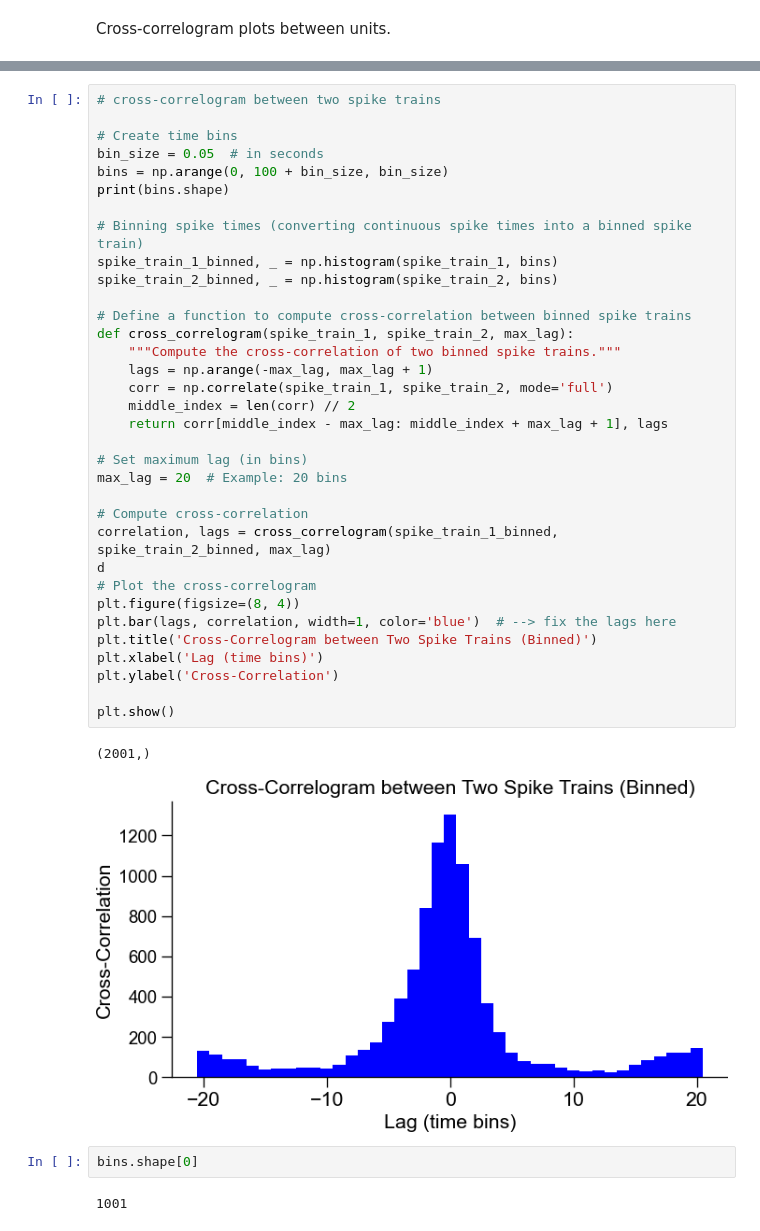
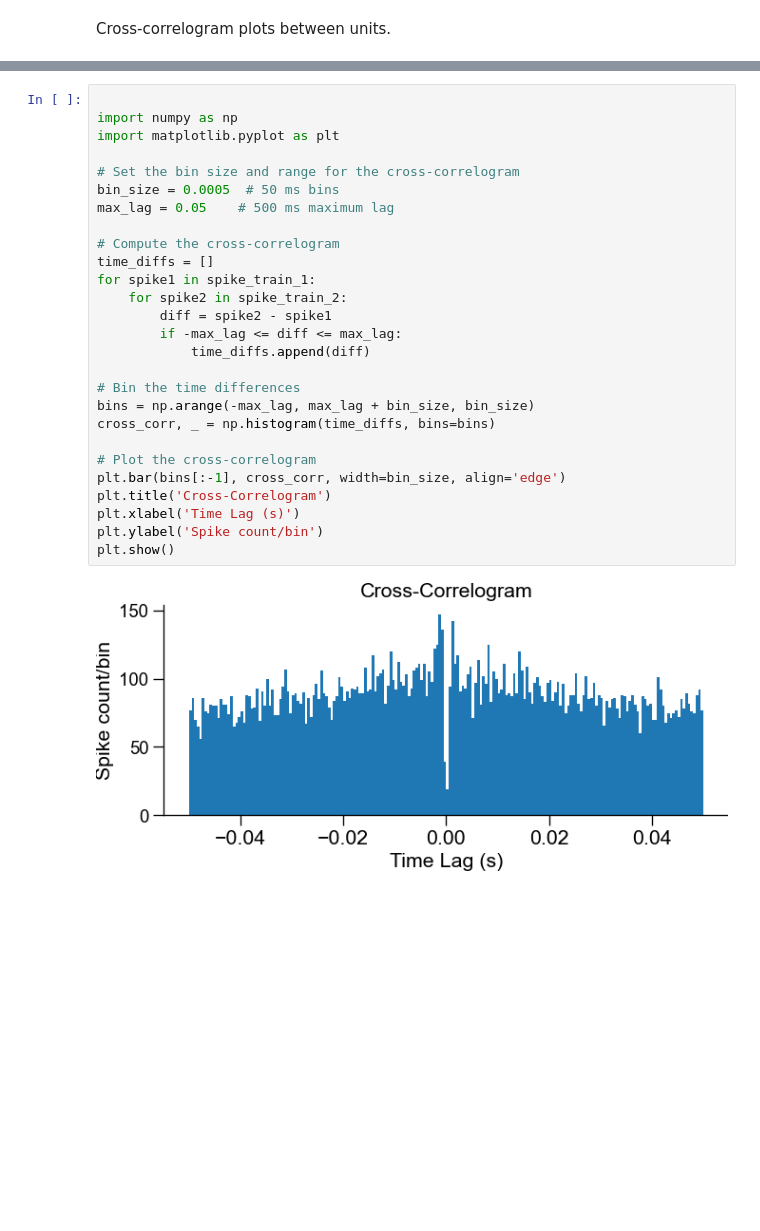
Before and after one commit to mzabolocki/SynaptiConn, a Jupyter notebook: examples/plots/plot_spiketrains.ipynb, the cells around one changed output, grey strips where cells are left out. Drawn from its saved outputs; the diff is of its cells as text; blank space fills up the shorter version.

```diff
--- a/examples/plots/plot_spiketrains.ipynb
+++ b/examples/plots/plot_spiketrains.ipynb
@@ -73,44 +67,32 @@ array([7.0148000e-01, 8.9756000e-01, 1.9828800e+00, ..., 9.9802556e+02,
-# %%
-# cross-correlogram between two spike trains
-
-# Create time bins
-bin_size = 0.05  # in seconds
-bins = np.arange(0, 100 + bin_size, bin_size)
-print(bins.shape)
-
-# Binning spike times (converting continuous spike times into a binned spike train)
-spike_train_1_binned, _ = np.histogram(spike_train_1, bins)
-spike_train_2_binned, _ = np.histogram(spike_train_2, bins)
-
-# Define a function to compute cross-correlation between binned spike trains
-def cross_correlogram(spike_train_1, spike_train_2, max_lag):
-    """Compute the cross-correlation of two binned spike trains."""
-    lags = np.arange(-max_lag, max_lag + 1)
-    corr = np.correlate(spike_train_1, spike_train_2, mode='full')
-    middle_index = len(corr) // 2
-    return corr[middle_index - max_lag: middle_index + max_lag + 1], lags
-
-# Set maximum lag (in bins)
-max_lag = 20  # Example: 20 bins
-
-# Compute cross-correlation
-correlation, lags = cross_correlogram(spike_train_1_binned, spike_train_2_binned, max_lag)
-d
-# Plot the cross-correlogram
-plt.figure(figsize=(8, 4))
-plt.bar(lags, correlation, width=1, color='blue')  # --> fix the lags here
-plt.title('Cross-Correlogram between Two Spike Trains (Binned)')
-plt.xlabel('Lag (time bins)')
-plt.ylabel('Cross-Correlation')
-
-plt.show()
-# %% [output]
-(2001,)
-[figure, removed]
-# %%
-bins.shape[0]
-# %% [output]
-1001
+# %%
+
+import numpy as np
+import matplotlib.pyplot as plt
+
+# Set the bin size and range for the cross-correlogram
+bin_size = 0.0005  # 50 ms bins
+max_lag = 0.05    # 500 ms maximum lag
+
+# Compute the cross-correlogram
+time_diffs = []
+for spike1 in spike_train_1:
+    for spike2 in spike_train_2:
+        diff = spike2 - spike1
+        if -max_lag <= diff <= max_lag:
+            time_diffs.append(diff)
+
+# Bin the time differences
+bins = np.arange(-max_lag, max_lag + bin_size, bin_size)
+cross_corr, _ = np.histogram(time_diffs, bins=bins)
+
+# Plot the cross-correlogram
+plt.bar(bins[:-1], cross_corr, width=bin_size, align='edge')
+plt.title('Cross-Correlogram')
+plt.xlabel('Time Lag (s)')
+plt.ylabel('Spike count/bin')
+plt.show()
+# %% [output]
+[figure, added]
 # %% [markdown]
 TO DO:
 - Plot for multiple spike trains
```
Also changed, not shown: parts of 5 cells of this notebook.
